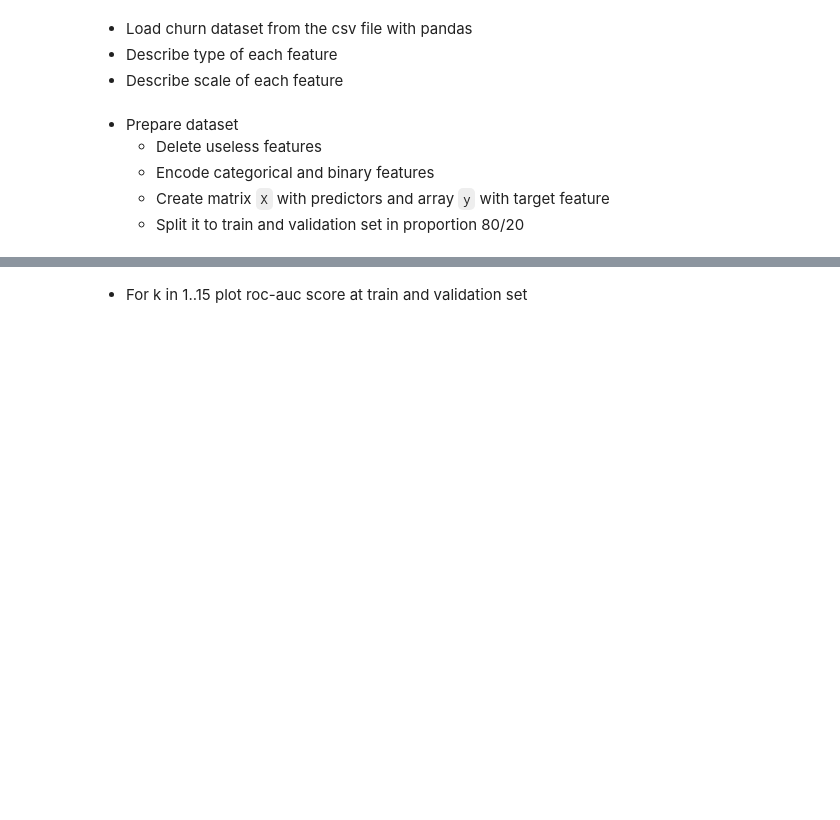
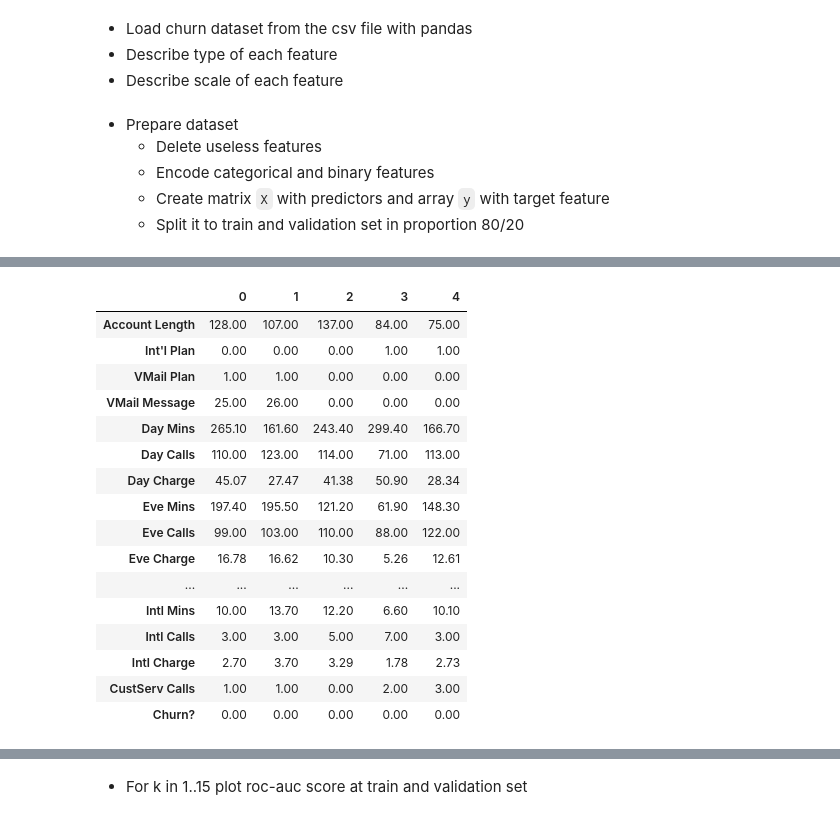
Before and after one commit to shestakoff/hse_se_ml, a Jupyter notebook: 2018/seminar-knn/seminar-knn-proc.ipynb, the cells around one changed output, grey strips where cells are left out. Saved outputs shown, nothing was run; the diff lists cells and outputs as text; code cells hidden in the pictures; blank space fills up the shorter version.

```diff
--- a/2018/seminar-knn/seminar-knn-proc.ipynb
+++ b/2018/seminar-knn/seminar-knn-proc.ipynb
@@ -313,0 +338,16 @@ plt.legend()
+# %%
+def preprocess_data(df_input):
+
+    # Удалили столобцы
+    del_cols = ['State', 'Area Code', 'Phone']
+    df_input = df_input.drop(del_cols, axis=1)
+
+    # Закодируем бинарные перемененные
+    df_input.loc[:, ["Int'l Plan", "VMail Plan"]] = df_input.loc[:, ["Int'l Plan", "VMail Plan"]]\
+                                                            .replace({'no': 0, 'yes': 1})
+
+    df_input.loc[:, 'Churn?'] = df_input.loc[:, 'Churn?']\
+                                       .replace({'False.': 0,
+                                                 'True.': 1})
+
+    return df_input
@@ -313,0 +356,20 @@ plt.legend()
+# %%
+df_preproc.head().T
+# %% [output]
+|  | 0 | 1 | 2 | 3 | 4 |
+| Account Length | 128.00 | 107.00 | 137.00 | 84.00 | 75.00 |
+| Int'l Plan | 0.00 | 0.00 | 0.00 | 1.00 | 1.00 |
+| VMail Plan | 1.00 | 1.00 | 0.00 | 0.00 | 0.00 |
+| VMail Message | 25.00 | 26.00 | 0.00 | 0.00 | 0.00 |
+| Day Mins | 265.10 | 161.60 | 243.40 | 299.40 | 166.70 |
+| Day Calls | 110.00 | 123.00 | 114.00 | 71.00 | 113.00 |
+| Day Charge | 45.07 | 27.47 | 41.38 | 50.90 | 28.34 |
+| Eve Mins | 197.40 | 195.50 | 121.20 | 61.90 | 148.30 |
+| Eve Calls | 99.00 | 103.00 | 110.00 | 88.00 | 122.00 |
+| Eve Charge | 16.78 | 16.62 | 10.30 | 5.26 | 12.61 |
+| ... | ... | ... | ... | ... | ... |
+| Intl Mins | 10.00 | 13.70 | 12.20 | 6.60 | 10.10 |
+| Intl Calls | 3.00 | 3.00 | 5.00 | 7.00 | 3.00 |
+| Intl Charge | 2.70 | 3.70 | 3.29 | 1.78 | 2.73 |
+| CustServ Calls | 1.00 | 1.00 | 0.00 | 2.00 | 3.00 |
+| Churn? | 0.00 | 0.00 | 0.00 | 0.00 | 0.00 |
```
Also changed, not shown: parts of 28 cells of this notebook.
